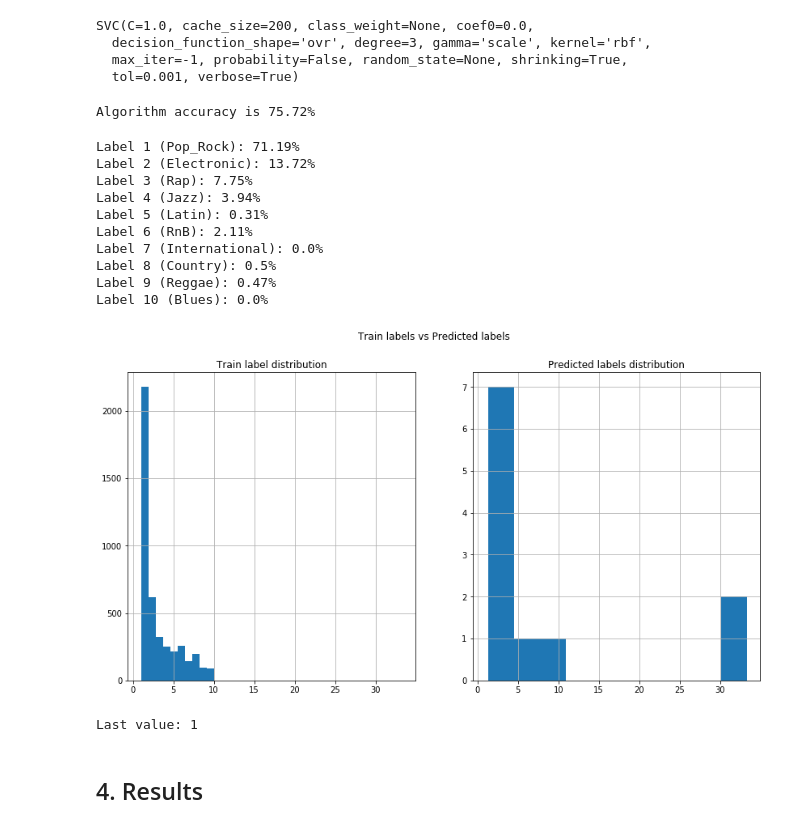
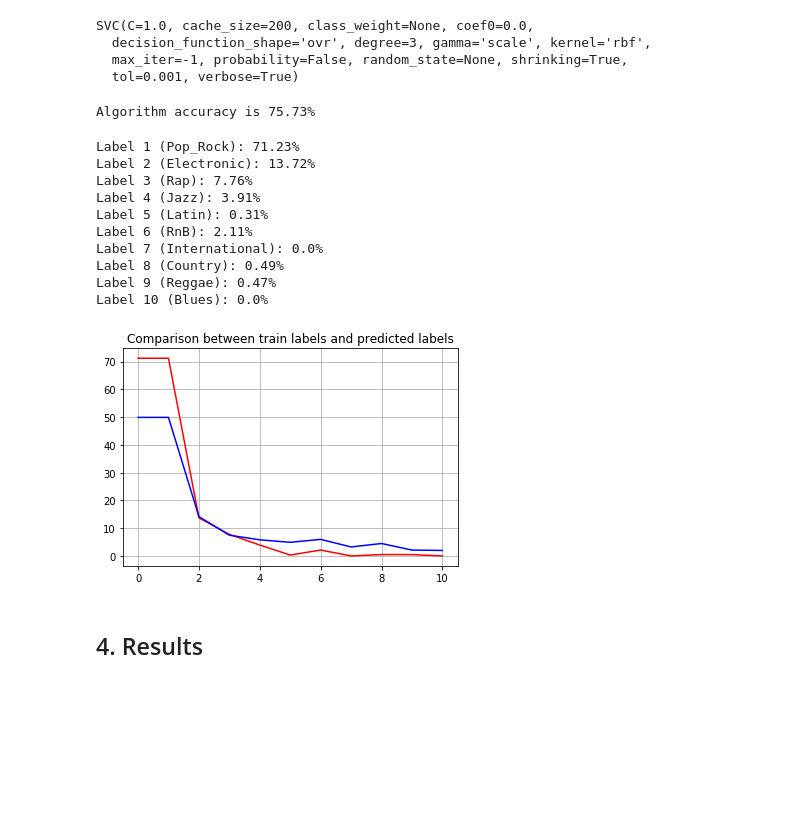
Before and after one commit to FedeMITIC/data-analysis-project, a Jupyter notebook: MLBP2018 Project Report [WIP].ipynb, the cells around one changed output. Cells and saved outputs as stored; diff of their text form; code cells hidden in the pictures; blank space fills up the shorter version.

Commit message:
Fixed csv creation file Fixed issue related to file import Calculated new predictions (to be uploaded)

```diff
--- a/MLBP2018 Project Report [WIP].ipynb
+++ b/MLBP2018 Project Report [WIP].ipynb
@@ -52,13 +52,13 @@ from sklearn import preprocessing
 from sklearn import svm
 
 # Load files
-test_data_accuracy = pd.read_csv('./accuracy/test_data.csv')
-train_data_accuracy = pd.read_csv('./accuracy/train_data.csv')
-train_labels_accuracy = pd.read_csv('./accuracy/train_labels.csv')
+test_data_accuracy = pd.read_csv('./accuracy/test_data.csv', header=None)
+train_data_accuracy = pd.read_csv('./accuracy/train_data.csv', header=None)
+train_labels_accuracy = pd.read_csv('./accuracy/train_labels.csv', header=None)
 
-test_data_logloss = pd.read_csv('./log-loss/test_data.csv')
-train_data_logloss = pd.read_csv('./log-loss/train_data.csv')
-train_labels_logloss = pd.read_csv('./log-loss/train_labels.csv')
+test_data_logloss = pd.read_csv('./log-loss/test_data.csv', header=None)
+train_data_logloss = pd.read_csv('./log-loss/train_data.csv', header=None)
+train_labels_logloss = pd.read_csv('./log-loss/train_labels.csv', header=None)
 
 # Parse loaded content
 test_data_accuracy = test_data_accuracy.values
@@ -222,50 +230,31 @@ SVC(C=1.0, cache_size=200, class_weight=None, coef0=0.0,
 score = clf.score(train_data_scaled, train_labels_accuracy)
 print(f'Algorithm accuracy is {np.round(score * 100, 2)}%')
 # %% [output]
-Algorithm accuracy is 75.72%
+Algorithm accuracy is 75.73%
 # %%
 predictions = clf.predict(test_data_scaled)
 data_p = np.empty((11, 2))
 for i in range(1, 11, 1):
     print(f'Label {i} ({class_names[i - 1]}): {round((len(np.where(predictions == i)[0]) / len(predictions)) * 100, 2)}%')
     data_p[0, 0] = 0
-    data_p[0, 1] = round((len(np.where(train_labels_accuracy == 1)[0]) / len(predictions)) * 100, 2)
+    data_p[0, 1] = round((len(np.where(predictions == 1)[0]) / len(predictions)) * 100, 2)
     data_p[i, 0] = i
-    data_p[i, 1] = round((len(np.where(train_labels_accuracy == i)[0]) / len(predictions)) * 100, 2)
+    data_p[i, 1] = round((len(np.where(predictions == i)[0]) / len(predictions)) * 100, 2)
 
-fig, axs = plt.subplots(nrows=1, ncols=2, sharex=True, figsize=(14, 7))
-ax = axs[0]
-ax.hist(train_labels_accuracy)
-ax.set_title('Train label distribution')
-ax.grid(True)
-
-ax = axs[1]
-ax.hist(data_p[:, 1])
-ax.set_title('Predicted labels distribution')
-ax.grid(True)
-
-
-fig.suptitle('Train labels vs Predicted labels')
+plt.plot(data_p[:, 1], c='red')
+plt.plot(data[:, 1], c='blue')
+plt.grid(True)
+plt.title('Comparison between train labels and predicted labels')
 plt.show()
 # %% [output]
-Label 1 (Pop_Rock): 71.19%
+Label 1 (Pop_Rock): 71.23%
 Label 2 (Electronic): 13.72%
-Label 3 (Rap): 7.75%
-Label 4 (Jazz): 3.94%
+Label 3 (Rap): 7.76%
+Label 4 (Jazz): 3.91%
 Label 5 (Latin): 0.31%
 Label 6 (RnB): 2.11%
 Label 7 (International): 0.0%
-Label 8 (Country): 0.5%
+Label 8 (Country): 0.49%
 Label 9 (Reggae): 0.47%
 Label 10 (Blues): 0.0%
-[figure, old version]
+[figure, new version]
-# %%
-def export_csv(predictions):
-    print(f'Last value: {predictions[len(predictions) - 1]}')
-    id_num = range(1, len(predictions) + 1)
-    df = pd.DataFrame({'Sample_id': id_num, 'Sample_label': predictions}, columns=['Sample_id', 'Sample_label'])
-    df.to_csv('clf.csv')
-
-export_csv(predictions)
-# %% [output]
-Last value: 1
```
Also changed, not shown: parts of 5 cells of this notebook, 1 other file.
